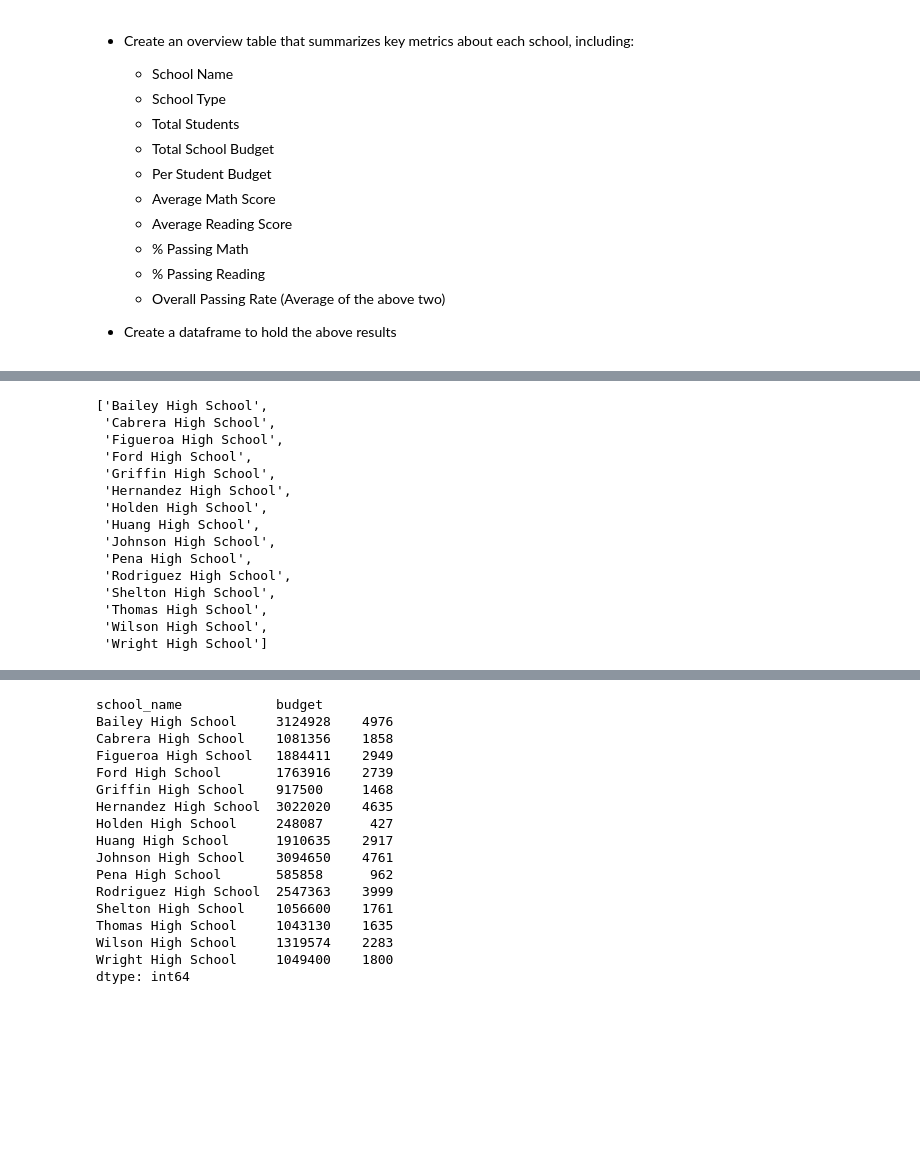
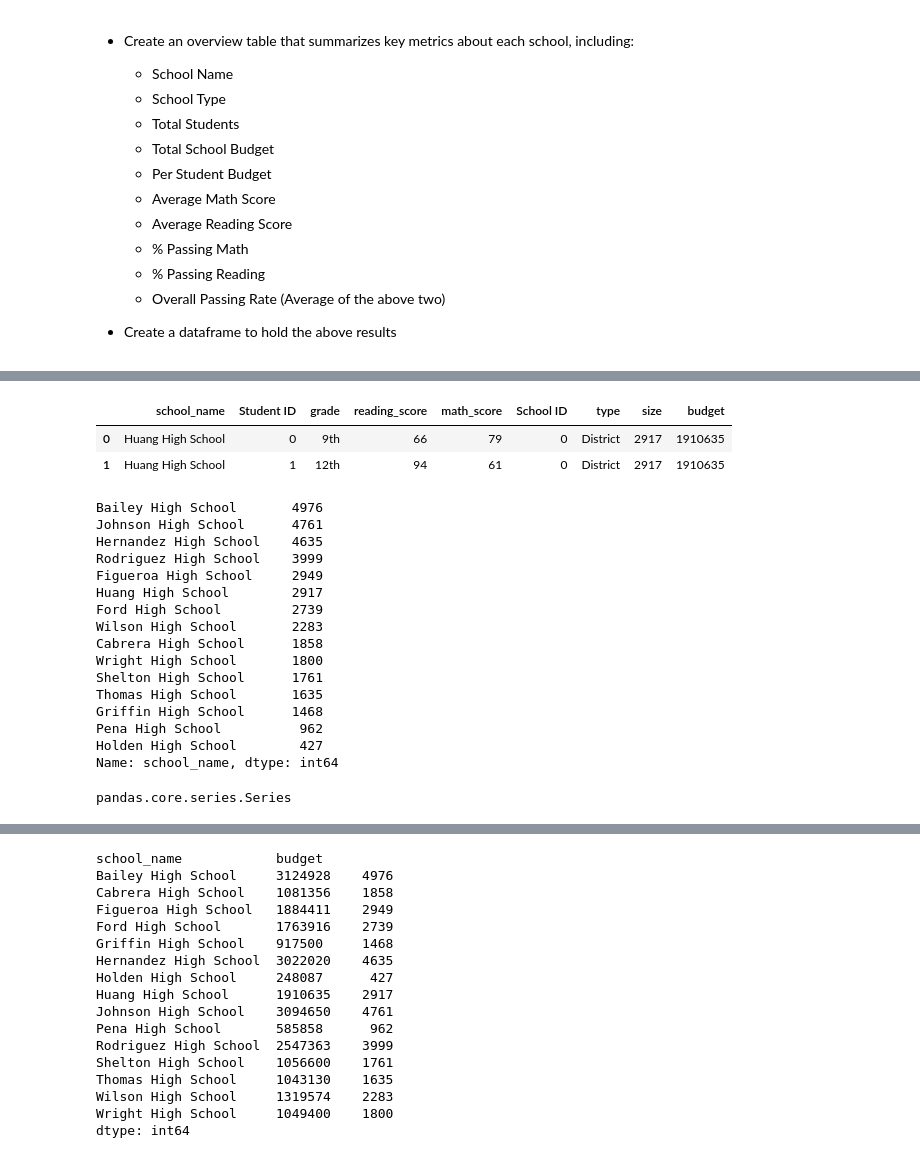
Before and after one commit to Emanste92/UCBEx_DataAnalytics, a Jupyter notebook: PyCitySchools/ETE_PyCitySchools - Submission.ipynb, the cells around one changed output, grey strips where cells are left out. Cells and saved outputs as stored; diff of their text form; code cells hidden in the pictures; blank space fills up the shorter version.

```diff
--- a/PyCitySchools/ETE_PyCitySchools - Submission.ipynb
+++ b/PyCitySchools/ETE_PyCitySchools - Submission.ipynb
@@ -181,20 +161,34 @@ byschool_summary.head(1)
-# %%
-# Making a list of school names
-school_names = byschool_summary.median().index.get_level_values(0).tolist()
-school_names
-# %% [output]
-['Bailey High School',
- 'Cabrera High School',
- 'Figueroa High School',
- 'Ford High School',
- 'Griffin High School',
- 'Hernandez High School',
- 'Holden High School',
- 'Huang High School',
- 'Johnson High School',
- 'Pena High School',
- 'Rodriguez High School',
- 'Shelton High School',
- 'Thomas High School',
- 'Wilson High School',
- 'Wright High School']
+# %%
+school_data_analysis.head(2)
+# %% [output]
+|  | school_name | Student ID | grade | reading_score | math_score | School ID | type | size | budget |
+| 0 | Huang High School | 0 | 9th | 66 | 79 | 0 | District | 2917 | 1910635 |
+| 1 | Huang High School | 1 | 12th | 94 | 61 | 0 | District | 2917 | 1910635 |
+# %%
+total_students = school_data_analysis['school_name'].value_counts()
+total_students
+
+type(byschool_summary)
+
+# byschool_summary_df = byschool_summary.to_dict()
+# byschool_summary_df
+
+# type(byschool_summary_df)
+# %% [output]
+Bailey High School       4976
+Johnson High School      4761
+Hernandez High School    4635
+Rodriguez High School    3999
+Figueroa High School     2949
+Huang High School        2917
+Ford High School         2739
+Wilson High School       2283
+Cabrera High School      1858
+Wright High School       1800
+Shelton High School      1761
+Thomas High School       1635
+Griffin High School      1468
+Pena High School          962
+Holden High School        427
+Name: school_name, dtype: int64
+pandas.core.series.Series
```
Also changed, not shown: parts of 11 cells of this notebook, 1 other file.
